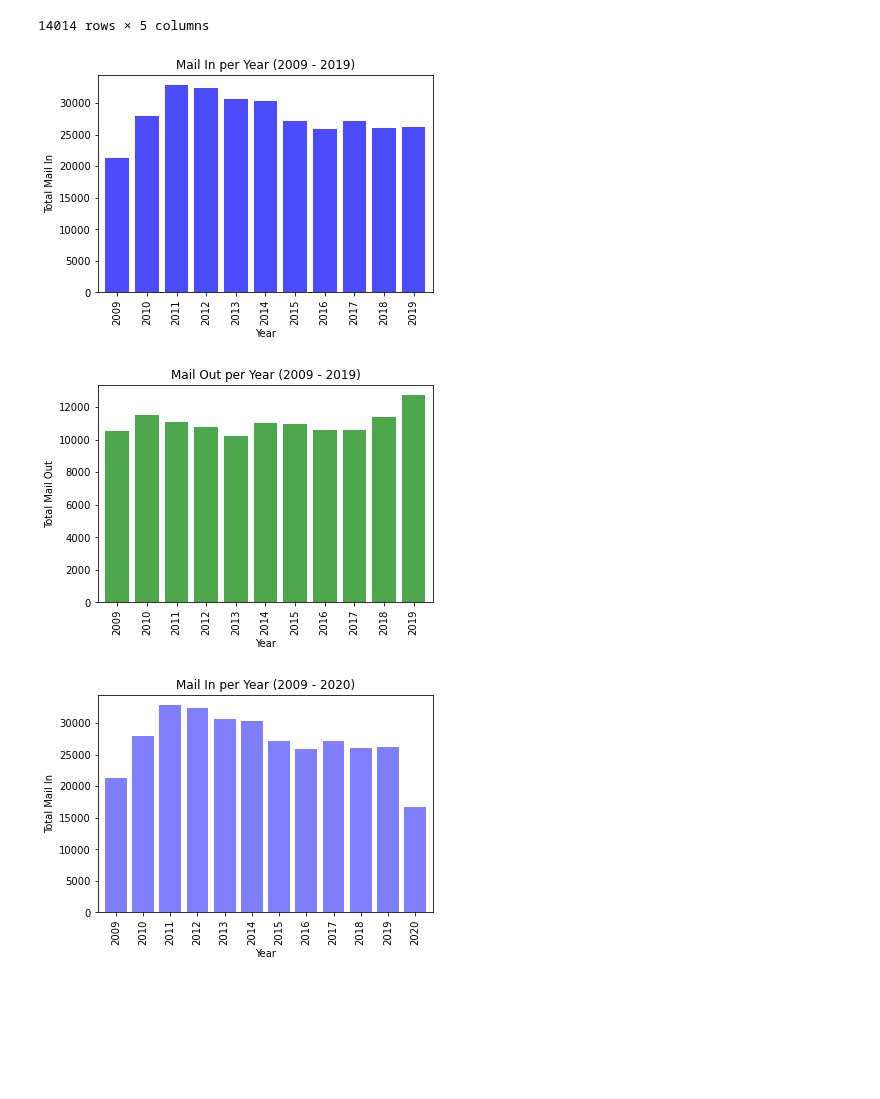
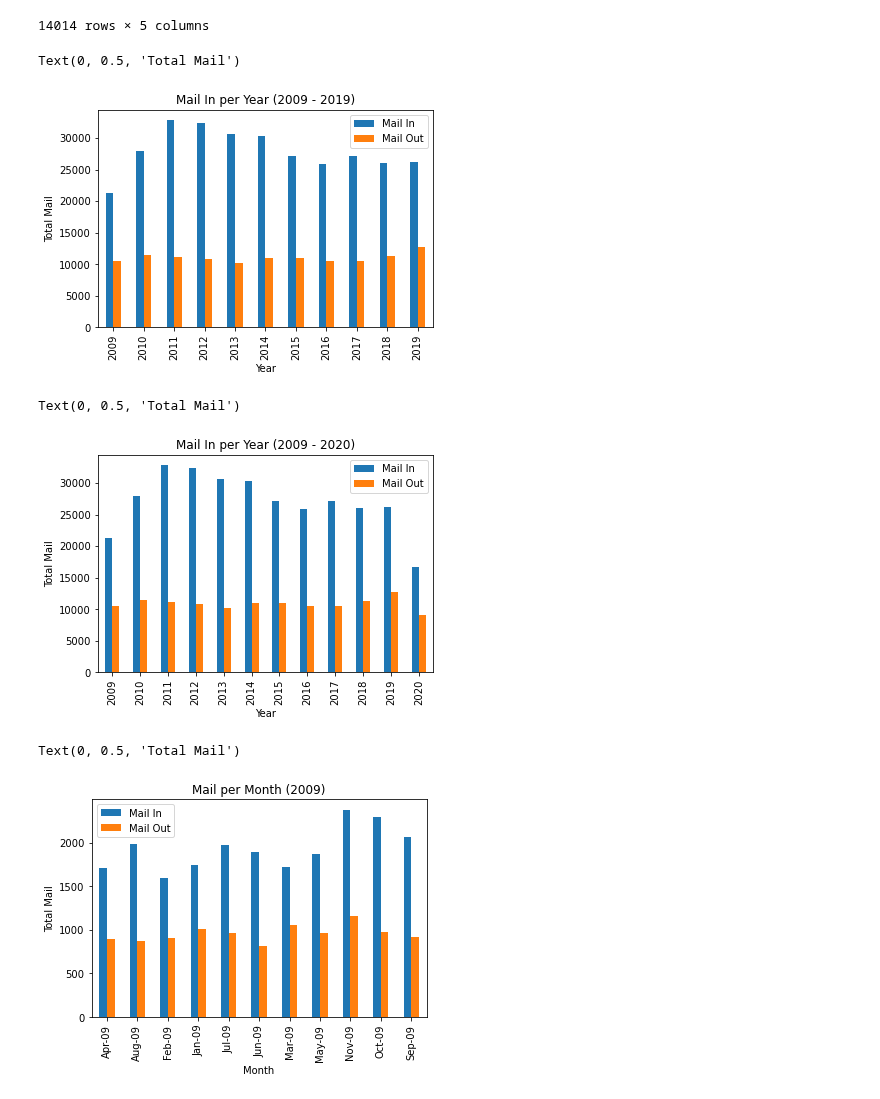
Before and after one commit to dianeyaneza/ebay-espresso, a Jupyter notebook: mail in and out 2009-2019.ipynb, the cells around one changed output. Cells and saved outputs as stored; diff of their text form; code cells hidden in the pictures; blank space fills up the shorter version.

Commit message:
revised plots to show in and out data together in side by side bar charts

```diff
--- a/mail in and out 2009-2019.ipynb
+++ b/mail in and out 2009-2019.ipynb
@@ -32,8 +32,8 @@ mail_data.head()
 # cleaned dataframe changed Mail In/Out types as float
 clean_mail = mail_data.fillna(0)
 cleanmail_to2020 = clean_mail.replace(['..'], '0')
-cleanmail_to2020['Mail In'] = pd.to_numeric(clean_mail2['Mail In'])
-cleanmail_to2020['Mail Out'] = pd.to_numeric(clean_mail2['Mail Out'])
+cleanmail_to2020['Mail In'] = pd.to_numeric(cleanmail_to2020['Mail In'])
+cleanmail_to2020['Mail Out'] = pd.to_numeric(cleanmail_to2020['Mail Out'])
 # cleaned dataframe WITH 2020 data
 cleanmail_to2020
 # %% [output]
@@ -69,22 +69,30 @@ cleanmail_to2019
 | 14013 | 2019 | Nov-19 | China | 28.0 | 0.0 |
 14014 rows × 5 columns
 # %%
-# 2009 - 2019 Mail In data
+# 2009 - 2019 Mail In/Out data per Year
 mail_in_to2019 = cleanmail_to2019.groupby(["Year"])["Mail In"].sum()
-mail_in_to2019.plot(kind="bar", width=0.8, color='b', alpha=0.7, figsize=(6,4))
+mail_out_to2019 = cleanmail_to2019.groupby(["Year"])["Mail Out"].sum()
+index = cleanmail_to2020["Year"]
+mail_2009to2020 = pd.DataFrame({'Mail In': mail_in_to2019,
+                   'Mail Out': mail_out_to2019})
+mail_2009to2020_plot = mail_2009to2020.plot.bar()
 plt.title("Mail In per Year (2009 - 2019)")
 plt.xlabel("Year")
-plt.ylabel("Total Mail In")
-plt.show()
+plt.ylabel("Total Mail")
 # %% [output]
+Text(0, 0.5, 'Total Mail')
-[figure, old version]
+[figure, new version]
 # %%
-# 2009 - 2019 Mail Out data
-mail_out_to2019 = cleanmail_to2019.groupby(["Year"])["Mail Out"].sum()
-mail_out_to2019.plot(kind="bar", width=0.8, color='g', alpha=0.7, figsize=(6,4))
-plt.title("Mail Out per Year (2009 - 2019)")
+# 2009 - 2020 Mail In/Out data per Year
+mail_in_to2020 = cleanmail_to2020.groupby(["Year"])["Mail In"].sum()
+mail_out_to2020 = cleanmail_to2020.groupby(["Year"])["Mail Out"].sum()
+index = cleanmail_to2020["Year"]
+mail_2009to2020 = pd.DataFrame({'Mail In': mail_in_to2020,
+                   'Mail Out': mail_out_to2020})
+mail_2009to2020_plot = mail_2009to2020.plot.bar()
+plt.title("Mail In per Year (2009 - 2020)")
 plt.xlabel("Year")
-plt.ylabel("Total Mail Out")
-plt.show()
+plt.ylabel("Total Mail")
 # %% [output]
+Text(0, 0.5, 'Total Mail')
-[figure, old version]
+[figure, new version]
@@ -91,10 +124,14 @@ plt.show()
 # %%
-# 2009 - 2020 Mail In data
-mail_in_to2020 = cleanmail_to2020.groupby(["Year"])["Mail In"].sum()
-mail_in_to2020.plot(kind="bar", width=0.8, color='b', alpha=0.5, figsize=(6,4))
-plt.title("Mail In per Year (2009 - 2020)")
-plt.xlabel("Year")
-plt.ylabel("Total Mail In")
-plt.show()
+# 2009 Mail In/Out data per Month
+mail_in_2009 = mail_2009.groupby(["Month"])["Mail In"].sum()
+mail_out_2009 = mail_2009.groupby(["Month"])["Mail Out"].sum()
+index = mail_2009["Month"]
+mails_2009 = pd.DataFrame({'Mail In': mail_in_2009,
+                   'Mail Out': mail_out_2009})
+mails_2009_plot = mails_2009.plot.bar()
+plt.title("Mail per Month (2009)")
+plt.xlabel("Month")
+plt.ylabel("Total Mail")
 # %% [output]
+Text(0, 0.5, 'Total Mail')
-[figure, old version]
+[figure, new version]
```
Also changed, not shown: parts of 12 cells of this notebook, 4 other files.
